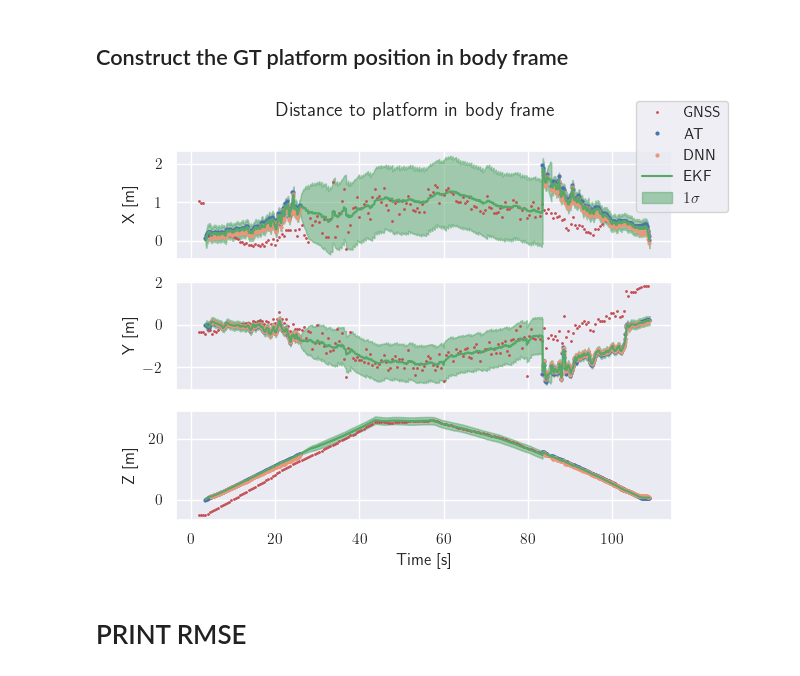
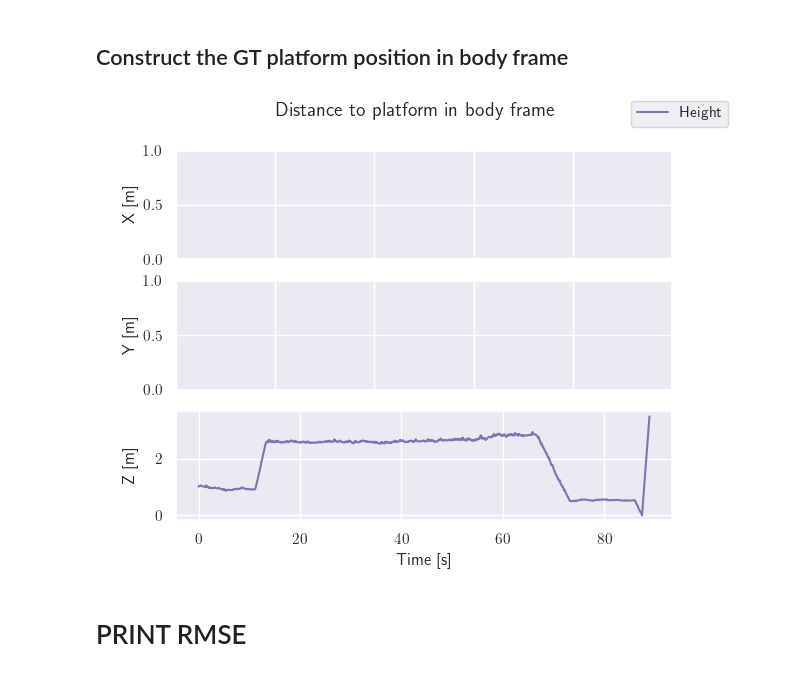
Before and after one commit to simenallum/msc_thesis, a Jupyter notebook: offline_utils/analysis_and_plotting/Platform_tracker/analyse_perception_FULL.ipynb, the cells around one changed output. Cells and saved outputs as stored; diff of their text form; code cells hidden in the pictures.

```diff
--- a/offline_utils/analysis_and_plotting/Platform_tracker/analyse_perception_FULL.ipynb
+++ b/offline_utils/analysis_and_plotting/Platform_tracker/analyse_perception_FULL.ipynb
@@ -161,15 +161,15 @@ def extract_diagonal(row):
     return pd.Series([float(remove_parentheses(elements[0])), float(elements[7]), float(remove_parentheses(elements[14]))])
 # %%
 gt_available = False
-AT_avaiable = True
-DNN_available = True
-GNSS_avaiable = True
-EKF_available = True
+AT_avaiable = False
+DNN_available = False
+GNSS_avaiable = False
+EKF_available = False
 anafi_height_available = True
 # %% [markdown]
 ## Load bagfile
 # %%
-b = bagreader('/home/msccomputer/catkin_ws/src/msc_thesis/test_tools/scripts/live_rosbaging/rosbags/eval_pt/updown/pt/2023-04-20-10-02-47.bag')
+b = bagreader('/home/msccomputer/catkin_ws/src/msc_thesis/test_tools/scripts/live_rosbaging/rosbags/raw_data/hoyskoleparken/test/2023-04-20-10-34-22.bag')
 
 b.topic_table
 # %% [output]
@@ -394,35 +392,36 @@ if DNN_available:
     axs[2].plot(dnn_data[:,0], dnn_data[:,3], 'o', ms=2, c='darksalmon', label="DNN")
 
 if EKF_available:
     axs[0].plot(ekf_data[:,0], ekf_data[:,1], c='g')
     axs[0].fill_between(ekf_data[:,0],
                     y1=ekf_data[:,1] - np.sqrt(ekf_data[:,4]),
                     y2=ekf_data[:,1] + np.sqrt(ekf_data[:,4]),
                     alpha=.5, color='g')
     axs[1].plot(ekf_data[:,0], ekf_data[:,2], c='g')
     axs[1].fill_between(ekf_data[:,0],
                     y1=ekf_data[:,2] - np.sqrt(ekf_data[:,5]),
                     y2=ekf_data[:,2] + np.sqrt(ekf_data[:,5]),
                     alpha=.5, color='g')
     axs[2].plot(ekf_data[:,0], ekf_data[:,3], c='g', label="EKF")
     axs[2].fill_between(ekf_data[:,0],
                     y1=ekf_data[:,3] - np.sqrt(ekf_data[:,6]),
                     y2=ekf_data[:,3] + np.sqrt(ekf_data[:,6]),
                     alpha=.5, color='g', label=r"$1\sigma$")
 
 if anafi_height_available:
-    pass
+    axs[2].plot(height_data[:,0], height_data[:,1], '-', c='m', label="Height")
+
 
 
 handles, labels = axs[2].get_legend_handles_labels()
 fig.legend(labels, loc='upper right', ncol=1)
 fig.suptitle('Distance to platform in body frame', fontsize=14)
 fig.align_ylabels(axs)
 
 plt.show()
 # plt.savefig("figures_mission/all_measurements.svg")
 # %% [output]
-[figure, old version]
+[figure, new version]
 # %% [markdown]
 # PRINT RMSE
 # %%
```
Also changed, not shown: parts of 1 cell of this notebook, 9 other files.
